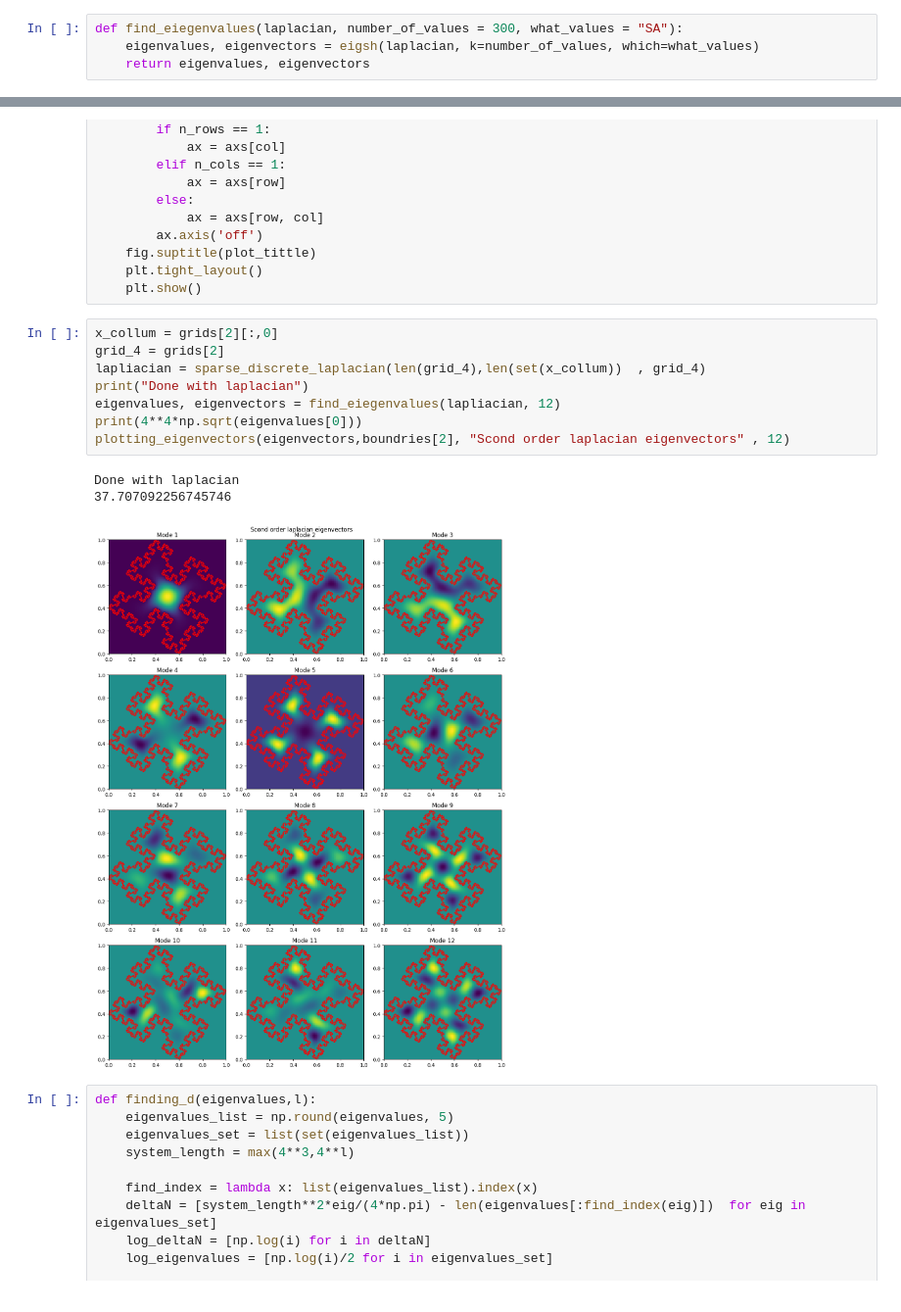
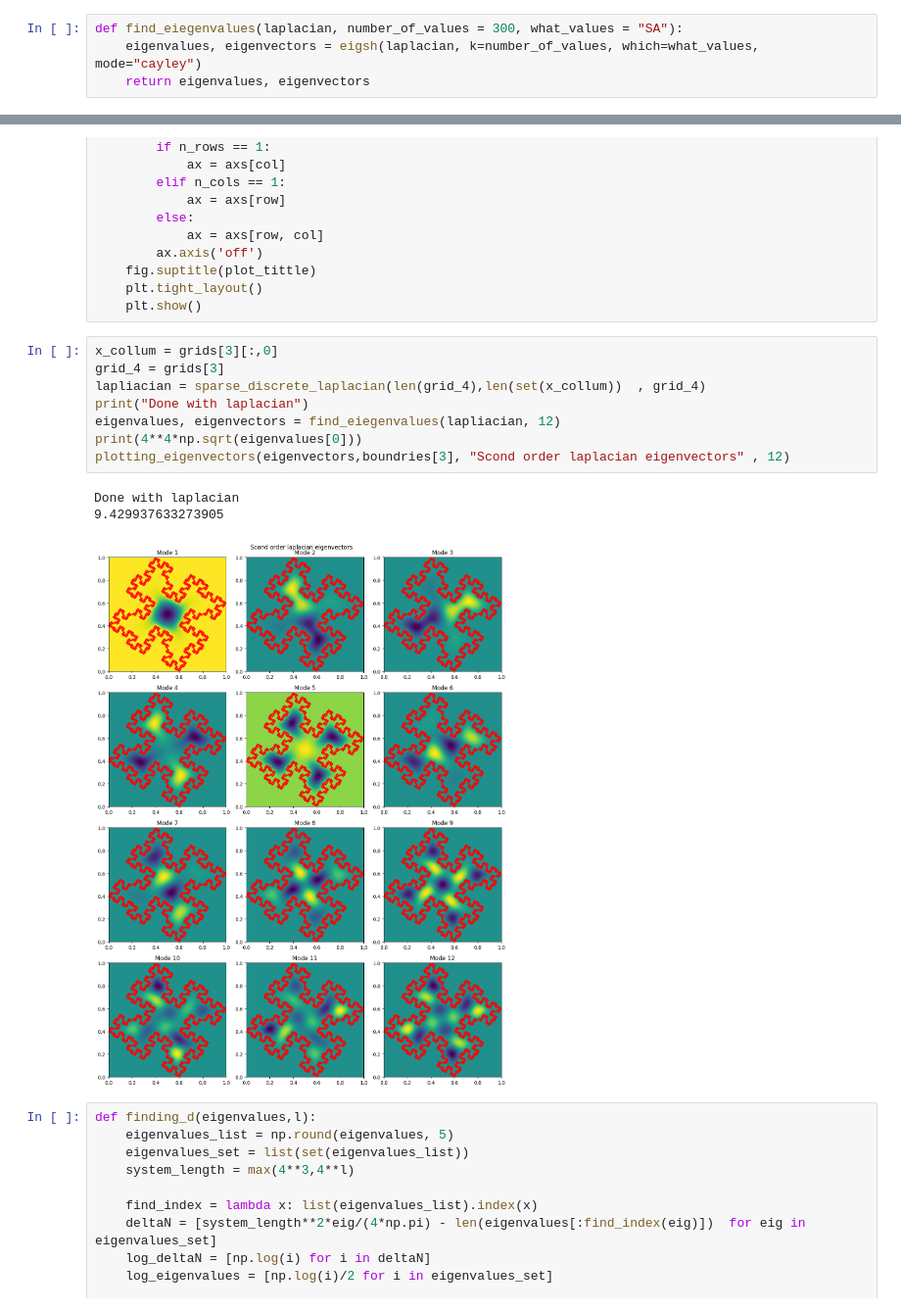
Before and after one commit to erikkoh/Numfys, a Jupyter notebook: Assignment2/Projectnotebook.ipynb, the cells around one changed output, grey strips where cells are left out. Shown at 98% size. Cells and saved outputs as stored; diff of their text form.

```diff
--- a/Assignment2/Projectnotebook.ipynb
+++ b/Assignment2/Projectnotebook.ipynb
@@ -323,7 +323,7 @@ print("Normal matrix ram usage: ", normal_ram, " vs Sparse matrix ram usage: ",
 Normal matrix ram usage:  6.679216815286624  vs Sparse matrix ram usage:  0.0024823949044585985
 # %%
 def find_eiegenvalues(laplacian, number_of_values = 300, what_values = "SA"):
-    eigenvalues, eigenvectors = eigsh(laplacian, k=number_of_values, which=what_values)
+    eigenvalues, eigenvectors = eigsh(laplacian, k=number_of_values, which=what_values, mode="cayley")
     return eigenvalues, eigenvectors
 # %%
 def plotting_eigenvectors_old(eigenvectors,boundry, number_values = 10):
@@ -386,17 +386,17 @@ def plotting_eigenvectors(eigenvectors, boundry,plot_tittle, number_values = 10)
     plt.tight_layout()
     plt.show()
 # %%
-x_collum = grids[2][:,0]
-grid_4 = grids[2]
+x_collum = grids[3][:,0]
+grid_4 = grids[3]
 lapliacian = sparse_discrete_laplacian(len(grid_4),len(set(x_collum))  , grid_4)
 print("Done with laplacian")
 eigenvalues, eigenvectors = find_eiegenvalues(lapliacian, 12)
 print(4**4*np.sqrt(eigenvalues[0]))
-plotting_eigenvectors(eigenvectors,boundries[2], "Scond order laplacian eigenvectors" , 12)
+plotting_eigenvectors(eigenvectors,boundries[3], "Scond order laplacian eigenvectors" , 12)
 # %% [output]
 Done with laplacian
-37.707092256745746
+9.429937633273905
-[figure, old version]
+[figure, new version]
 # %%
 def finding_d(eigenvalues,l):
     eigenvalues_list = np.round(eigenvalues, 5)
```
Also changed, not shown: parts of 1 cell of this notebook, 1 other file.
